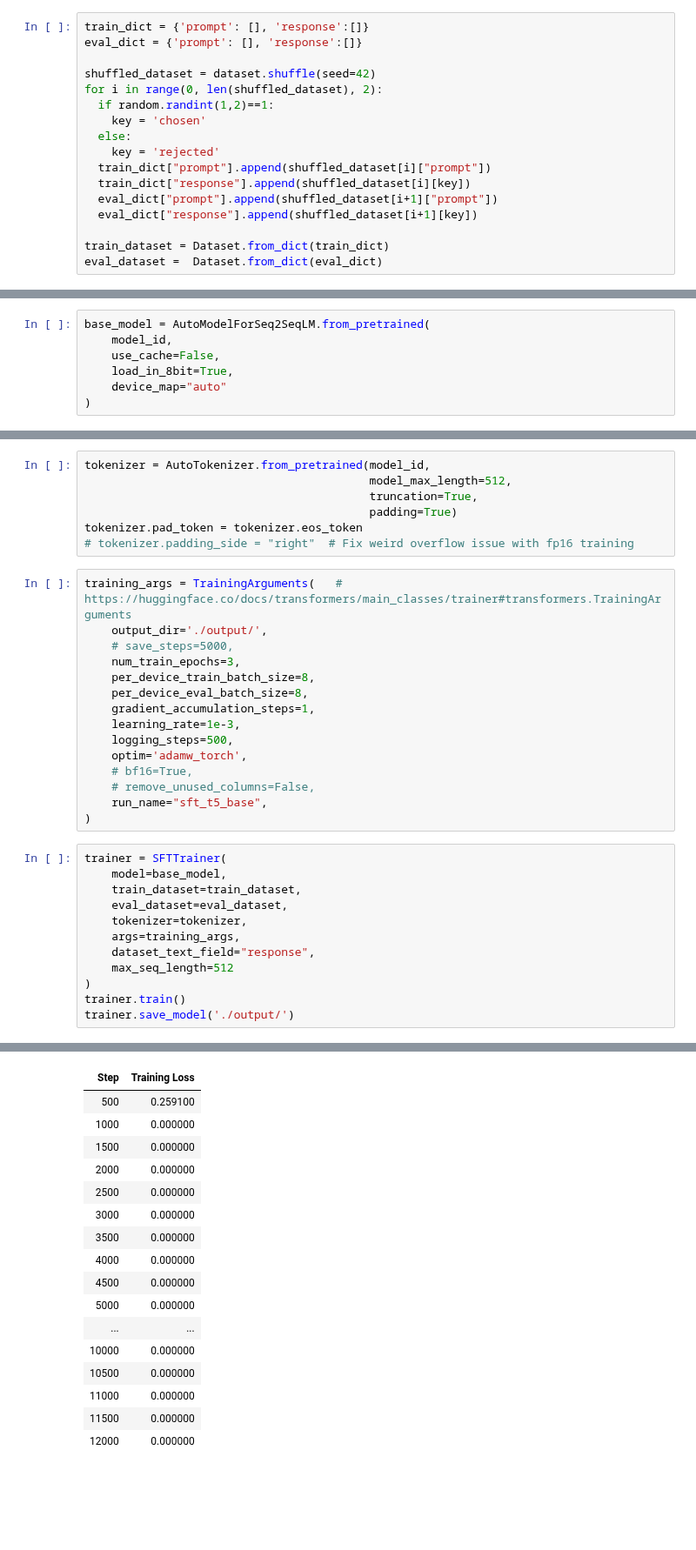
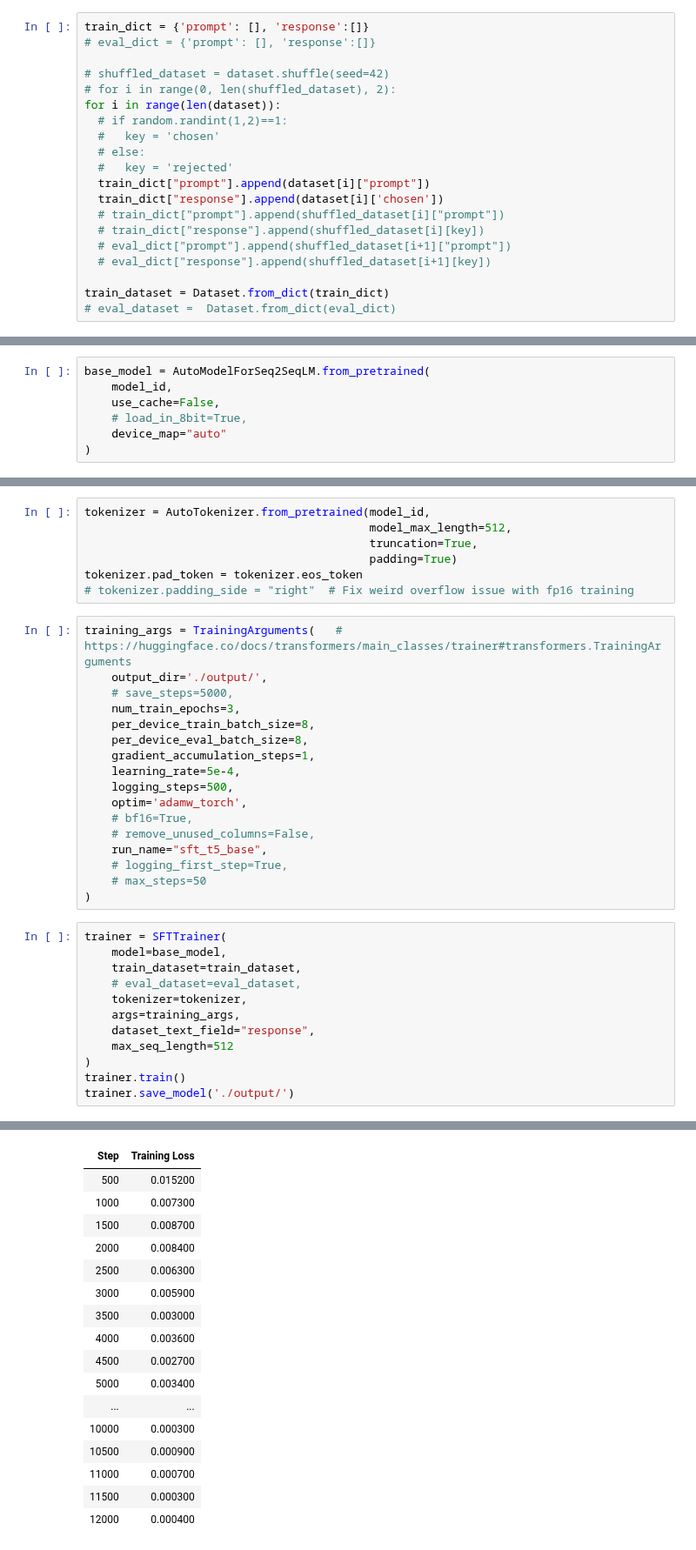
Before and after one commit to AI-Maker-Space/RLXF-Community-Sessions, a Jupyter notebook: T5_base_SFT.ipynb, the cells around one changed output, grey strips where cells are left out. Shown at 87% size. Cells and saved outputs as stored; diff of their text form; blank space fills up the shorter version.

```diff
--- a/T5_base_SFT.ipynb
+++ b/T5_base_SFT.ipynb
@@ -60,28 +58,31 @@ dataset.info.features
  'rejected': Value(dtype='string', id=None)}
 # %%
 train_dict = {'prompt': [], 'response':[]}
-eval_dict = {'prompt': [], 'response':[]}
+# eval_dict = {'prompt': [], 'response':[]}
 
-shuffled_dataset = dataset.shuffle(seed=42)
-for i in range(0, len(shuffled_dataset), 2):
-  if random.randint(1,2)==1:
-    key = 'chosen'
-  else:
-    key = 'rejected'
-  train_dict["prompt"].append(shuffled_dataset[i]["prompt"])
-  train_dict["response"].append(shuffled_dataset[i][key])
-  eval_dict["prompt"].append(shuffled_dataset[i+1]["prompt"])
-  eval_dict["response"].append(shuffled_dataset[i+1][key])
+# shuffled_dataset = dataset.shuffle(seed=42)
+# for i in range(0, len(shuffled_dataset), 2):
+for i in range(len(dataset)):
+  # if random.randint(1,2)==1:
+  #   key = 'chosen'
+  # else:
+  #   key = 'rejected'
+  train_dict["prompt"].append(dataset[i]["prompt"])
+  train_dict["response"].append(dataset[i]['chosen'])
+  # train_dict["prompt"].append(shuffled_dataset[i]["prompt"])
+  # train_dict["response"].append(shuffled_dataset[i][key])
+  # eval_dict["prompt"].append(shuffled_dataset[i+1]["prompt"])
+  # eval_dict["response"].append(shuffled_dataset[i+1][key])
 
 train_dataset = Dataset.from_dict(train_dict)
-eval_dataset =  Dataset.from_dict(eval_dict)
+# eval_dataset =  Dataset.from_dict(eval_dict)
 # %%
 model_id = "t5-base"
 # %%
 base_model = AutoModelForSeq2SeqLM.from_pretrained(
     model_id,
     use_cache=False,
-    load_in_8bit=True,
+    # load_in_8bit=True,
     device_map="auto"
 )
 # %%
@@ -120,18 +121,20 @@ training_args = TrainingArguments(   # https://huggingface.co/docs/transformers/
     per_device_train_batch_size=8,
     per_device_eval_batch_size=8,
     gradient_accumulation_steps=1,
-    learning_rate=1e-3,
+    learning_rate=5e-4,
     logging_steps=500,
     optim='adamw_torch',
     # bf16=True,
     # remove_unused_columns=False,
     run_name="sft_t5_base",
+    # logging_first_step=True,
+    # max_steps=50
 )
 # %%
 trainer = SFTTrainer(
     model=base_model,
     train_dataset=train_dataset,
-    eval_dataset=eval_dataset,
+    # eval_dataset=eval_dataset,
     tokenizer=tokenizer,
     args=training_args,
     dataset_text_field="response",
@@ -145,20 +148,20 @@ You're using a T5TokenizerFast tokenizer. Please note that with a fast tokenizer
 | Step | Training Loss |
-| 500 | 0.259100 |
-| 1000 | 0.000000 |
-| 1500 | 0.000000 |
-| 2000 | 0.000000 |
-| 2500 | 0.000000 |
-| 3000 | 0.000000 |
-| 3500 | 0.000000 |
-| 4000 | 0.000000 |
-| 4500 | 0.000000 |
-| 5000 | 0.000000 |
+| 500 | 0.015200 |
+| 1000 | 0.007300 |
+| 1500 | 0.008700 |
+| 2000 | 0.008400 |
+| 2500 | 0.006300 |
+| 3000 | 0.005900 |
+| 3500 | 0.003000 |
+| 4000 | 0.003600 |
+| 4500 | 0.002700 |
+| 5000 | 0.003400 |
 | ... | ... |
-| 10000 | 0.000000 |
-| 10500 | 0.000000 |
-| 11000 | 0.000000 |
-| 11500 | 0.000000 |
-| 12000 | 0.000000 |
+| 10000 | 0.000300 |
+| 10500 | 0.000900 |
+| 11000 | 0.000700 |
+| 11500 | 0.000300 |
+| 12000 | 0.000400 |
 # %%
 trainer.model.push_to_hub('PanoEvJ/T5_base_SFT_summarization')
 # %% [output]
```
Also changed, not shown: parts of 6 cells of this notebook.
